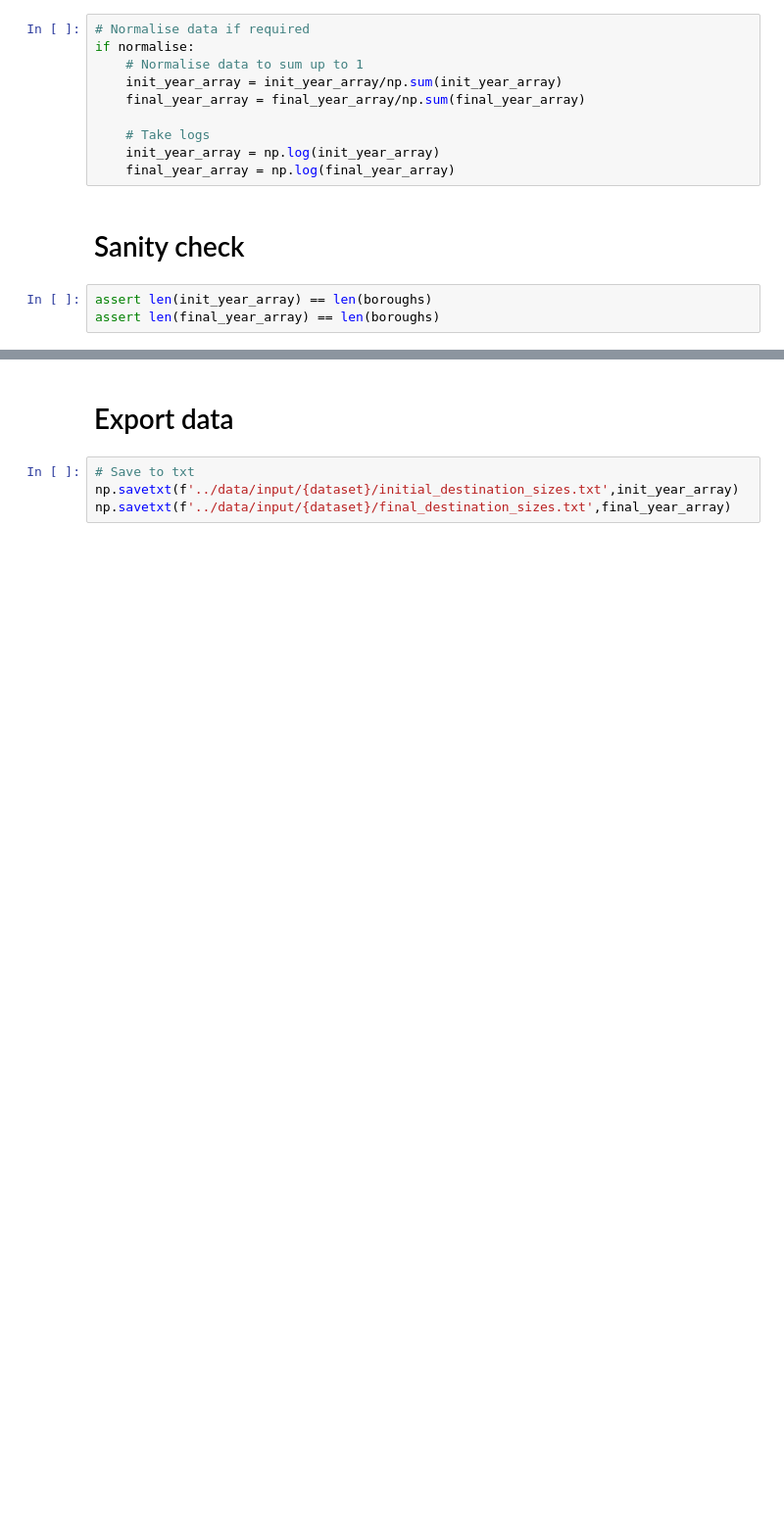
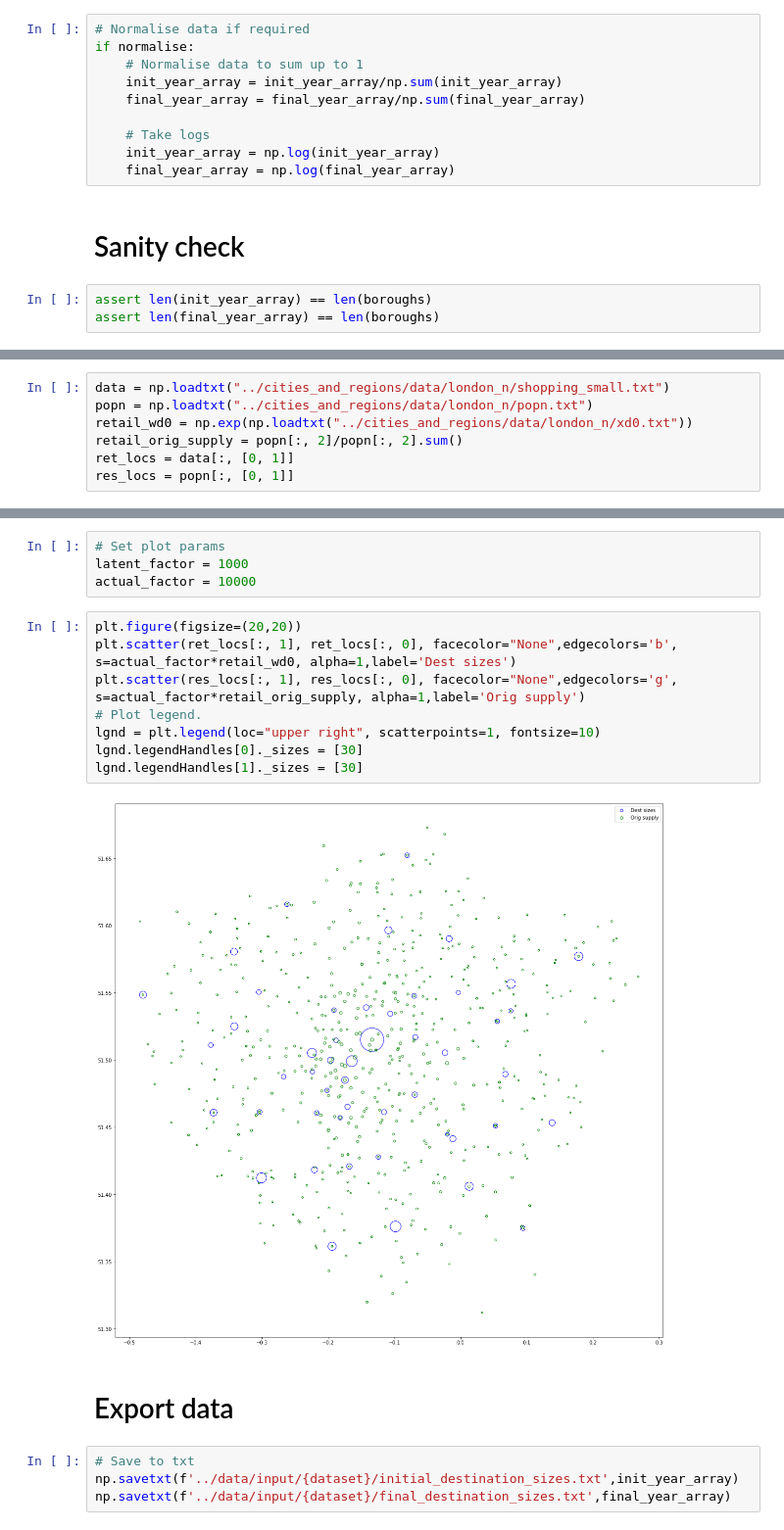
Before and after one commit to YannisZa/stochastic-travel-demand-modelling, a Jupyter notebook: notebooks/preprocess_destination_sizes_by_borough.ipynb, the cells around one changed output, grey strips where cells are left out. Shown: that part at 98% size. Cells and saved outputs as stored; diff of their text form; blank space fills up the shorter version.

```diff
--- a/notebooks/preprocess_destination_sizes_by_borough.ipynb
+++ b/notebooks/preprocess_destination_sizes_by_borough.ipynb
@@ -98,0 +360,7 @@ assert len(final_year_array) == len(boroughs)
+# %%
+data = np.loadtxt("../cities_and_regions/data/london_n/shopping_small.txt")
+popn = np.loadtxt("../cities_and_regions/data/london_n/popn.txt")
+retail_wd0 = np.exp(np.loadtxt("../cities_and_regions/data/london_n/xd0.txt"))
+retail_orig_supply = popn[:, 2]/popn[:, 2].sum()
+ret_locs = data[:, [0, 1]]
+res_locs = popn[:, [0, 1]]
@@ -99,3 +369,17 @@ assert len(final_year_array) == len(boroughs)
+# %%
+# Set plot params
+latent_factor = 1000
+actual_factor = 10000
+# %%
+plt.figure(figsize=(20,20))
+plt.scatter(ret_locs[:, 1], ret_locs[:, 0], facecolor="None",edgecolors='b', s=actual_factor*retail_wd0, alpha=1,label='Dest sizes')
+plt.scatter(res_locs[:, 1], res_locs[:, 0], facecolor="None",edgecolors='g', s=actual_factor*retail_orig_supply, alpha=1,label='Orig supply')
+# Plot legend.
+lgnd = plt.legend(loc="upper right", scatterpoints=1, fontsize=10)
+lgnd.legendHandles[0]._sizes = [30]
+lgnd.legendHandles[1]._sizes = [30]
+# %% [output]
+[figure, added]
 # %% [markdown]
 # Export data
 # %%
```
Also changed, not shown: parts of 40 cells of this notebook, 3 other files.
